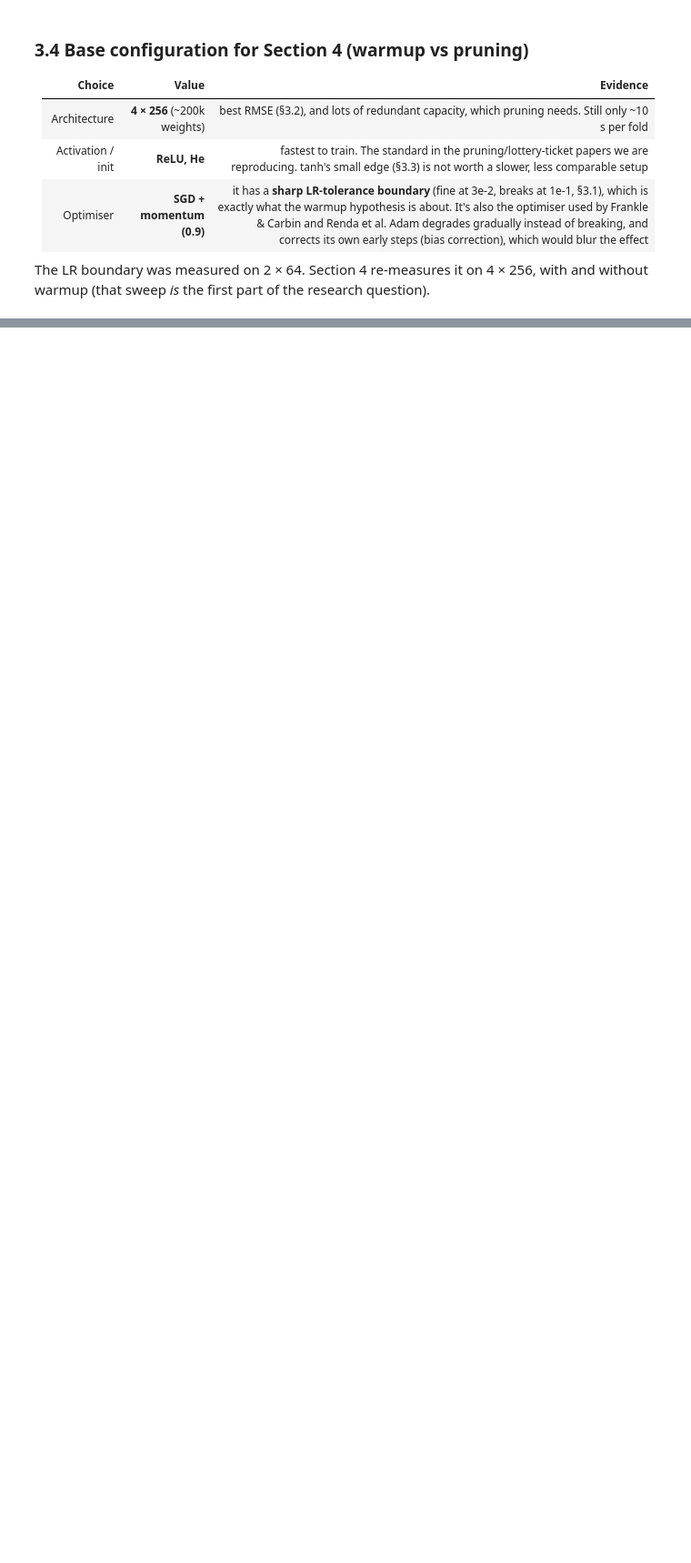
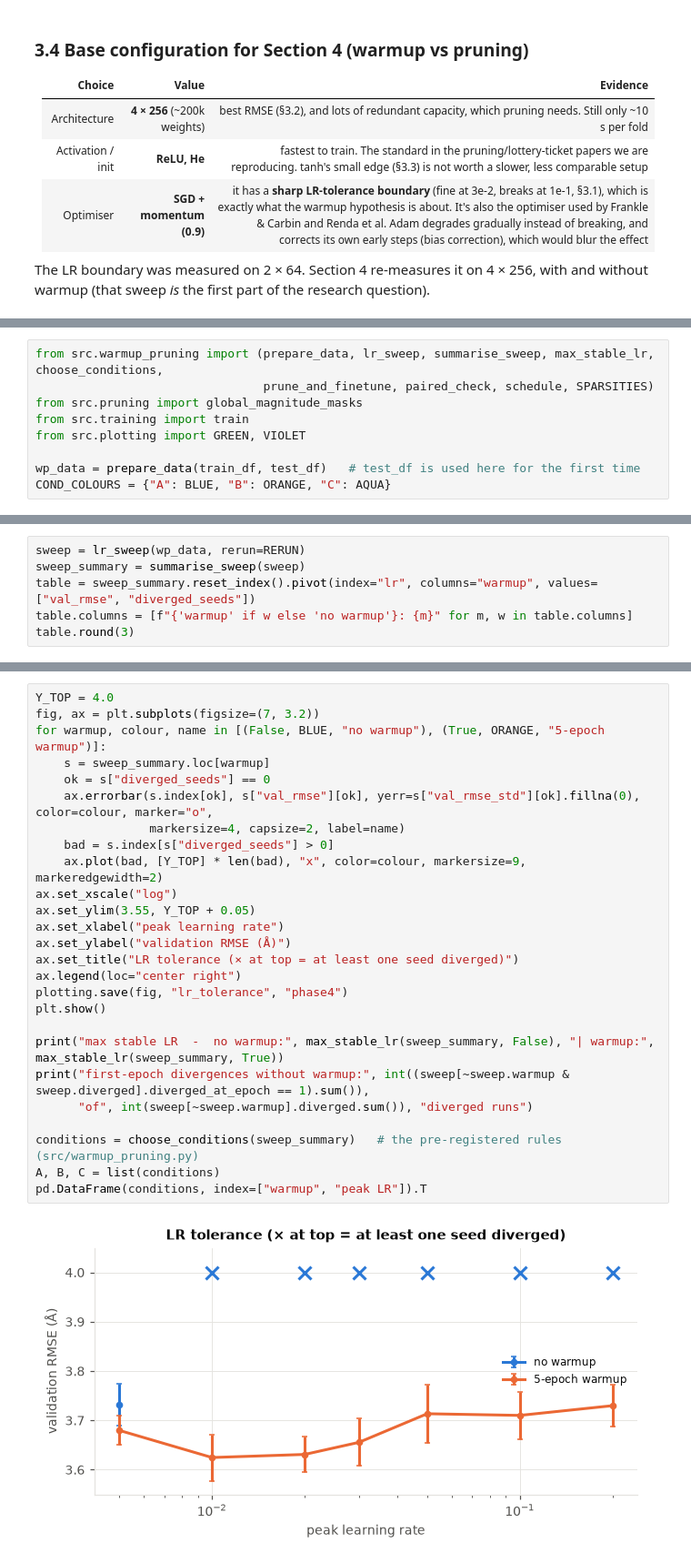
Before and after one commit to kyle-liebenberg/protein_folding_deviation_detection, a Jupyter notebook: notebooks/A1_protein_mlp.ipynb, the cells around one changed output, grey strips where cells are left out. Shown at 91% size. Drawn from its saved outputs; the diff is of its cells as text; blank space fills up the shorter version.

Commit message:
run warmup and pruning tests to support/contradict hypotheses

```diff
--- a/notebooks/A1_protein_mlp.ipynb
+++ b/notebooks/A1_protein_mlp.ipynb
@@ -1039,0 +1058,9 @@ The LR boundary was measured on 2 × 64. Section 4 re-measures it on 4 × 256, w
+# %%
+from src.warmup_pruning import (prepare_data, lr_sweep, summarise_sweep, max_stable_lr, choose_conditions,
+                                prune_and_finetune, paired_check, schedule, SPARSITIES)
+from src.pruning import global_magnitude_masks
+from src.training import train
+from src.plotting import GREEN, VIOLET
+
+wp_data = prepare_data(train_df, test_df)   # test_df is used here for the first time
+COND_COLOURS = {"A": BLUE, "B": ORANGE, "C": AQUA}
@@ -1039,0 +1073,6 @@ The LR boundary was measured on 2 × 64. Section 4 re-measures it on 4 × 256, w
+# %%
+sweep = lr_sweep(wp_data, rerun=RERUN)
+sweep_summary = summarise_sweep(sweep)
+table = sweep_summary.reset_index().pivot(index="lr", columns="warmup", values=["val_rmse", "diverged_seeds"])
+table.columns = [f"{'warmup' if w else 'no warmup'}: {m}" for m, w in table.columns]
+table.round(3)
@@ -1039,0 +1089,28 @@ The LR boundary was measured on 2 × 64. Section 4 re-measures it on 4 × 256, w
+# %%
+Y_TOP = 4.0
+fig, ax = plt.subplots(figsize=(7, 3.2))
+for warmup, colour, name in [(False, BLUE, "no warmup"), (True, ORANGE, "5-epoch warmup")]:
+    s = sweep_summary.loc[warmup]
+    ok = s["diverged_seeds"] == 0
+    ax.errorbar(s.index[ok], s["val_rmse"][ok], yerr=s["val_rmse_std"][ok].fillna(0), color=colour, marker="o",
+                markersize=4, capsize=2, label=name)
+    bad = s.index[s["diverged_seeds"] > 0]
+    ax.plot(bad, [Y_TOP] * len(bad), "x", color=colour, markersize=9, markeredgewidth=2)
+ax.set_xscale("log")
+ax.set_ylim(3.55, Y_TOP + 0.05)
+ax.set_xlabel("peak learning rate")
+ax.set_ylabel("validation RMSE (Å)")
+ax.set_title("LR tolerance (× at top = at least one seed diverged)")
+ax.legend(loc="center right")
+plotting.save(fig, "lr_tolerance", "phase4")
+plt.show()
+
+print("max stable LR  -  no warmup:", max_stable_lr(sweep_summary, False), "| warmup:", max_stable_lr(sweep_summary, True))
+print("first-epoch divergences without warmup:", int((sweep[~sweep.warmup & sweep.diverged].diverged_at_epoch == 1).sum()),
+      "of", int(sweep[~sweep.warmup].diverged.sum()), "diverged runs")
+
+conditions = choose_conditions(sweep_summary)   # the pre-registered rules (src/warmup_pruning.py)
+A, B, C = list(conditions)
+pd.DataFrame(conditions, index=["warmup", "peak LR"]).T
+# %% [output]
+[figure, added]
```
Also changed, not shown: parts of 20 cells of this notebook, 15 other files.
